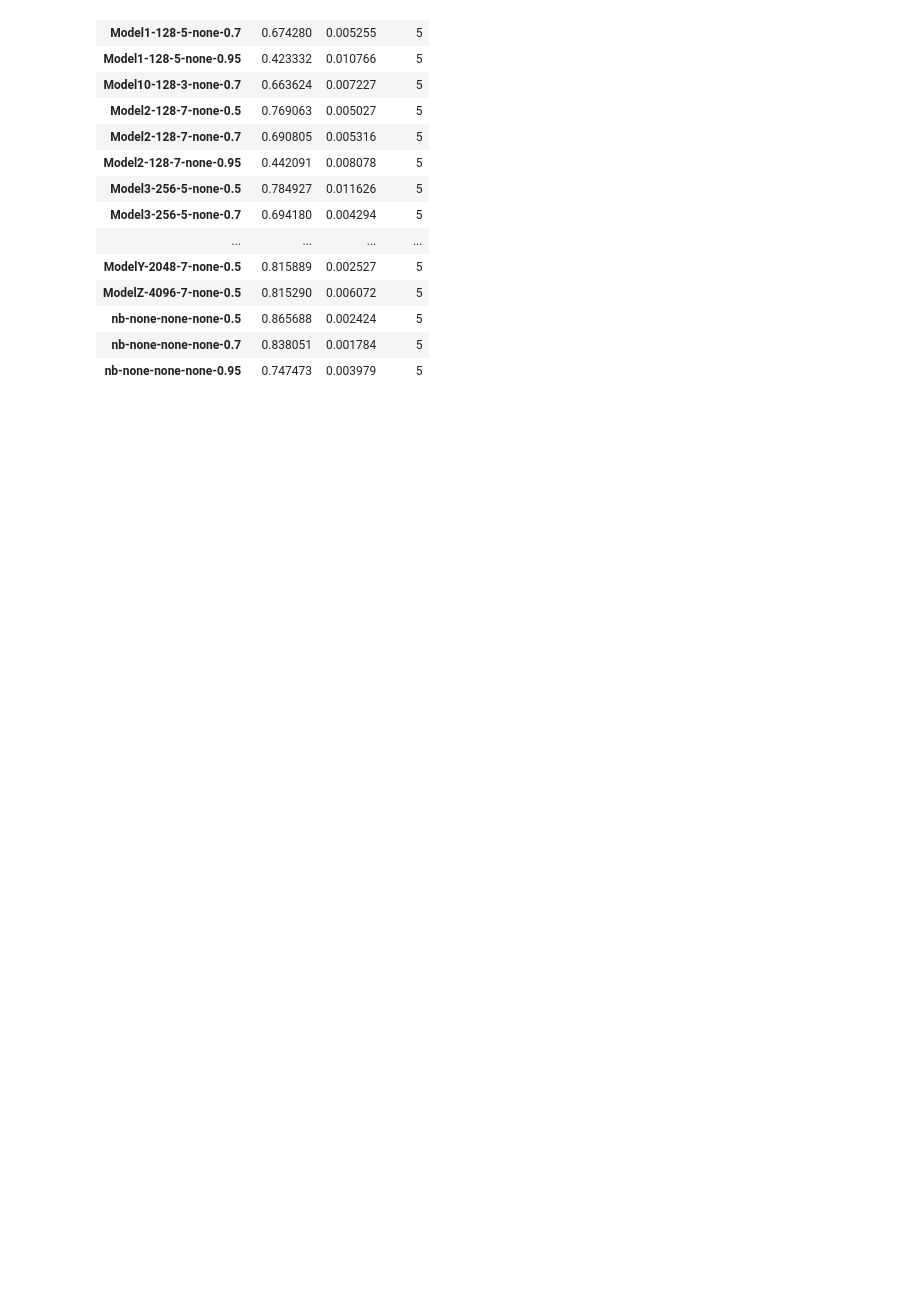
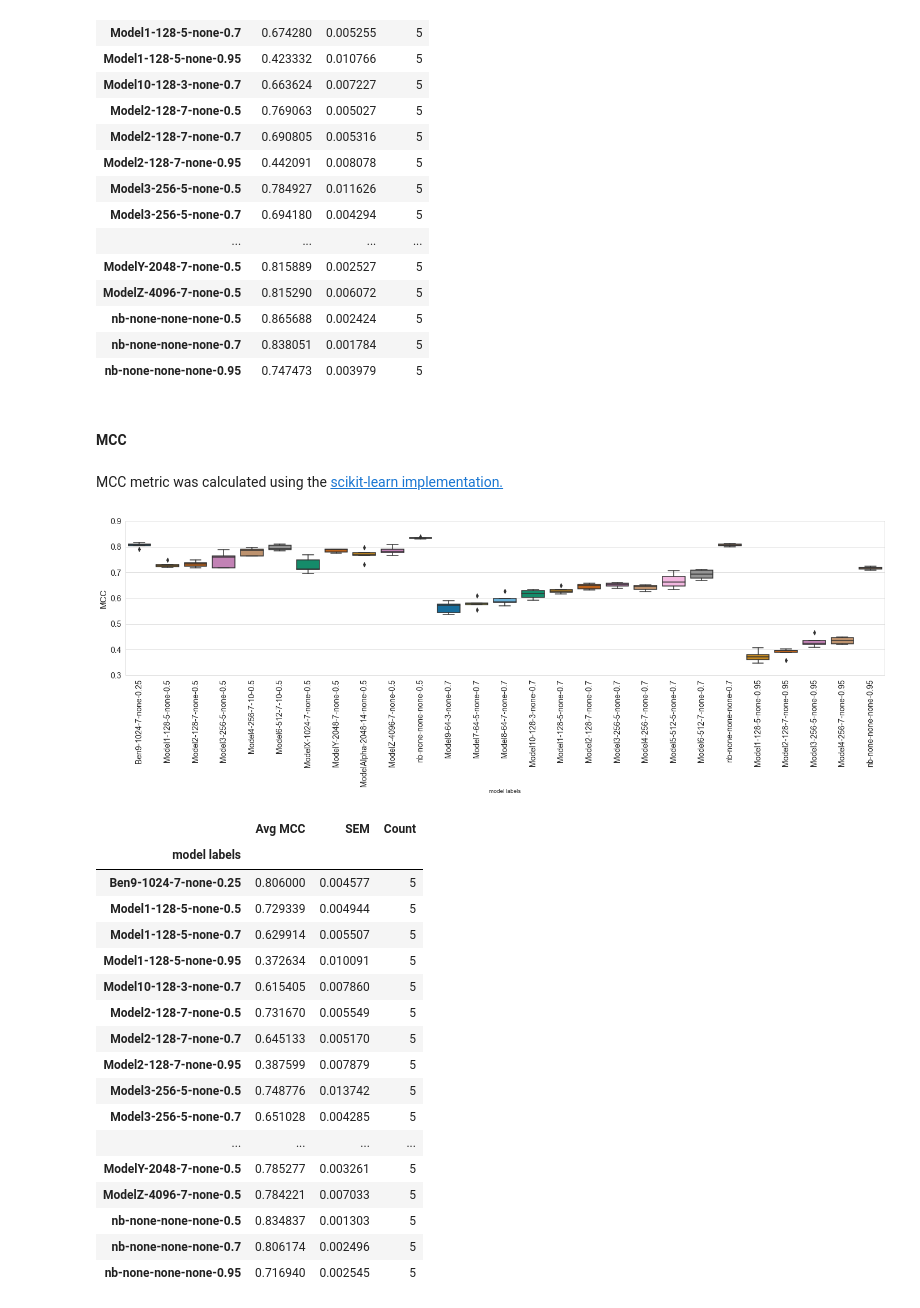
Before and after one commit to BenKaehler/paycheck, a Jupyter notebook: analysis/paycheck-eval-CNN.ipynb, the cells around one changed output. Cells and saved outputs as stored; diff of their text form; code cells hidden in the pictures; blank space fills up the shorter version.

Commit message:
REV: added MCC metrics

```diff
--- a/analysis/paycheck-eval-CNN.ipynb
+++ b/analysis/paycheck-eval-CNN.ipynb
@@ -910,3 +974,42 @@ calculate_aggregate_metrics(axis_data, metric, "model labels")
 | nb-none-none-none-0.5 | 0.865688 | 0.002424 | 5 |
 | nb-none-none-none-0.7 | 0.838051 | 0.001784 | 5 |
 | nb-none-none-none-0.95 | 0.747473 | 0.003979 | 5 |
+# %% [markdown]
+#### MCC
+# %% [markdown]
+MCC metric was calculated using the [scikit-learn implementation.](https://scikit-learn.org/stable/modules/generated/sklearn.metrics.matthews_corrcoef.html)
+# %%
+metric = "MCC"
+params = ["filters", "kernel_size"]
+y_lims = []
+y_ticks_major = [0.3, 0.9]
+y_ticks_minor = False
+other_columns = ["level", "model name", "confidence", "fold", "class weights", "model suffix", "abundance"]
+conf_levels = [0.5, 0.7, 0.95]
+palette = "colorblind"
+save_loc = os.path.join(project_dir, sample_types[0], f"fig-{metric}-cnn-allmodels-full.svg")
+save_loc = None
+
+axis_data = plot_all_boxes(data, metric, params, y_ticks_major, y_ticks_minor, y_lims, palette, save_loc=save_loc)
+
+calculate_aggregate_metrics(axis_data, metric, "model labels")
+# %% [output]
+[figure, added]
+|  | Avg MCC | SEM | Count |
+| model labels |  |  |  |
+| Ben9-1024-7-none-0.25 | 0.806000 | 0.004577 | 5 |
+| Model1-128-5-none-0.5 | 0.729339 | 0.004944 | 5 |
+| Model1-128-5-none-0.7 | 0.629914 | 0.005507 | 5 |
+| Model1-128-5-none-0.95 | 0.372634 | 0.010091 | 5 |
+| Model10-128-3-none-0.7 | 0.615405 | 0.007860 | 5 |
+| Model2-128-7-none-0.5 | 0.731670 | 0.005549 | 5 |
+| Model2-128-7-none-0.7 | 0.645133 | 0.005170 | 5 |
+| Model2-128-7-none-0.95 | 0.387599 | 0.007879 | 5 |
+| Model3-256-5-none-0.5 | 0.748776 | 0.013742 | 5 |
+| Model3-256-5-none-0.7 | 0.651028 | 0.004285 | 5 |
+| ... | ... | ... | ... |
+| ModelY-2048-7-none-0.5 | 0.785277 | 0.003261 | 5 |
+| ModelZ-4096-7-none-0.5 | 0.784221 | 0.007033 | 5 |
+| nb-none-none-none-0.5 | 0.834837 | 0.001303 | 5 |
+| nb-none-none-none-0.7 | 0.806174 | 0.002496 | 5 |
+| nb-none-none-none-0.95 | 0.716940 | 0.002545 | 5 |
```
Also changed, not shown: parts of 17 cells of this notebook, 2 other files.
